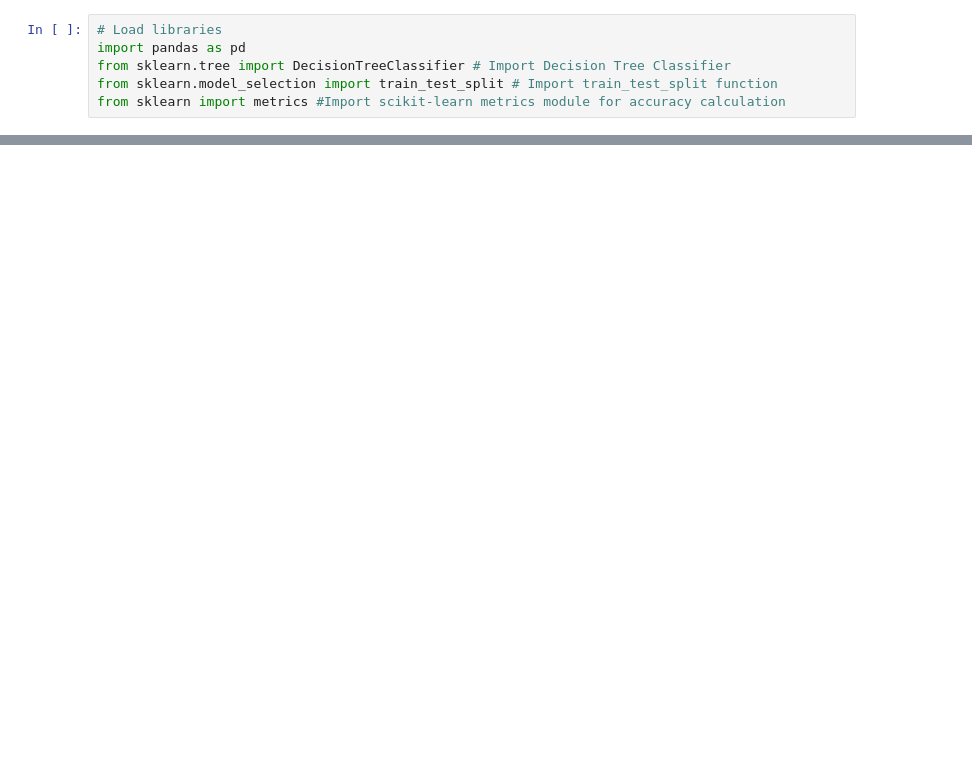
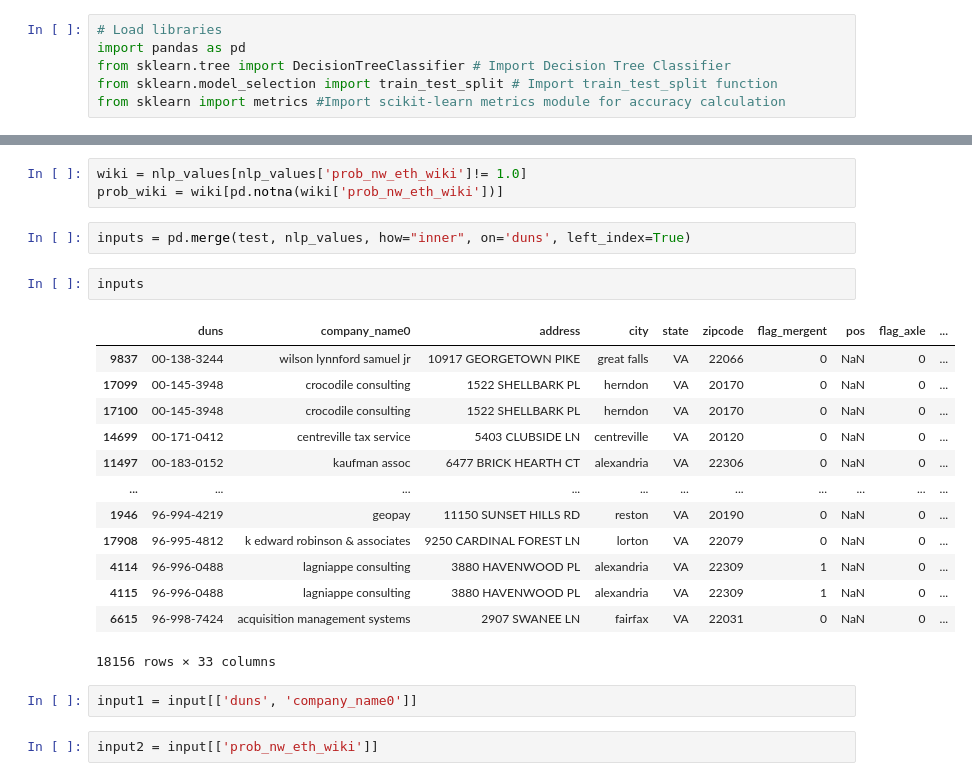
Before and after one commit to DSPG-Young-Scholars-Program/dspg23businessclimate, a Jupyter notebook: codes/cleaning/DecTree.ipynb, the cells around one changed output, grey strips where cells are left out. Cells and saved outputs as stored; diff of their text form; blank space fills up the shorter version.

```diff
--- a/codes/cleaning/DecTree.ipynb
+++ b/codes/cleaning/DecTree.ipynb
@@ -24,0 +197,25 @@ test
+# %%
+wiki = nlp_values[nlp_values['prob_nw_eth_wiki']!= 1.0]
+prob_wiki = wiki[pd.notna(wiki['prob_nw_eth_wiki'])]
+# %%
+inputs = pd.merge(test, nlp_values, how="inner", on='duns', left_index=True)
+# %%
+inputs
+# %% [output]
+|  | duns | company_name0 | address | city | state | zipcode | flag_mergent | pos | flag_axle | ... |
+| 9837 | 00-138-3244 | wilson lynnford samuel jr | 10917 GEORGETOWN PIKE | great falls | VA | 22066 | 0 | NaN | 0 | ... |
+| 17099 | 00-145-3948 | crocodile consulting | 1522 SHELLBARK PL | herndon | VA | 20170 | 0 | NaN | 0 | ... |
+| 17100 | 00-145-3948 | crocodile consulting | 1522 SHELLBARK PL | herndon | VA | 20170 | 0 | NaN | 0 | ... |
+| 14699 | 00-171-0412 | centreville tax service | 5403 CLUBSIDE LN | centreville | VA | 20120 | 0 | NaN | 0 | ... |
+| 11497 | 00-183-0152 | kaufman assoc | 6477 BRICK HEARTH CT | alexandria | VA | 22306 | 0 | NaN | 0 | ... |
+| ... | ... | ... | ... | ... | ... | ... | ... | ... | ... | ... |
+| 1946 | 96-994-4219 | geopay | 11150 SUNSET HILLS RD | reston | VA | 20190 | 0 | NaN | 0 | ... |
+| 17908 | 96-995-4812 | k edward robinson & associates | 9250 CARDINAL FOREST LN | lorton | VA | 22079 | 0 | NaN | 0 | ... |
+| 4114 | 96-996-0488 | lagniappe consulting | 3880 HAVENWOOD PL | alexandria | VA | 22309 | 1 | NaN | 0 | ... |
+| 4115 | 96-996-0488 | lagniappe consulting | 3880 HAVENWOOD PL | alexandria | VA | 22309 | 1 | NaN | 0 | ... |
+| 6615 | 96-998-7424 | acquisition management systems | 2907 SWANEE LN | fairfax | VA | 22031 | 0 | NaN | 0 | ... |
+18156 rows × 33 columns
+# %%
+input1 = input[['duns', 'company_name0']]
+# %%
+input2 = input[['prob_nw_eth_wiki']]
```
Also changed, not shown: parts of 22 cells of this notebook, 6 other files.
